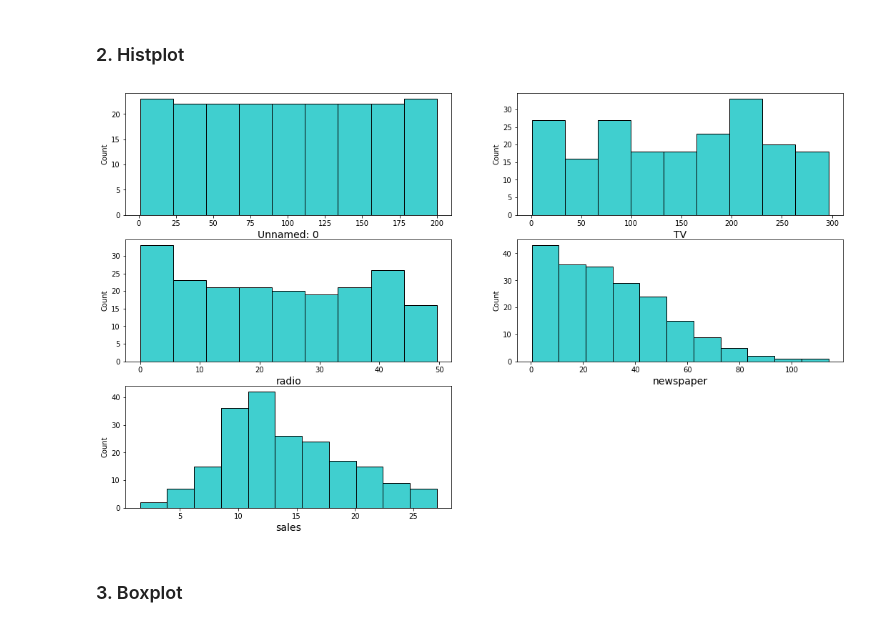
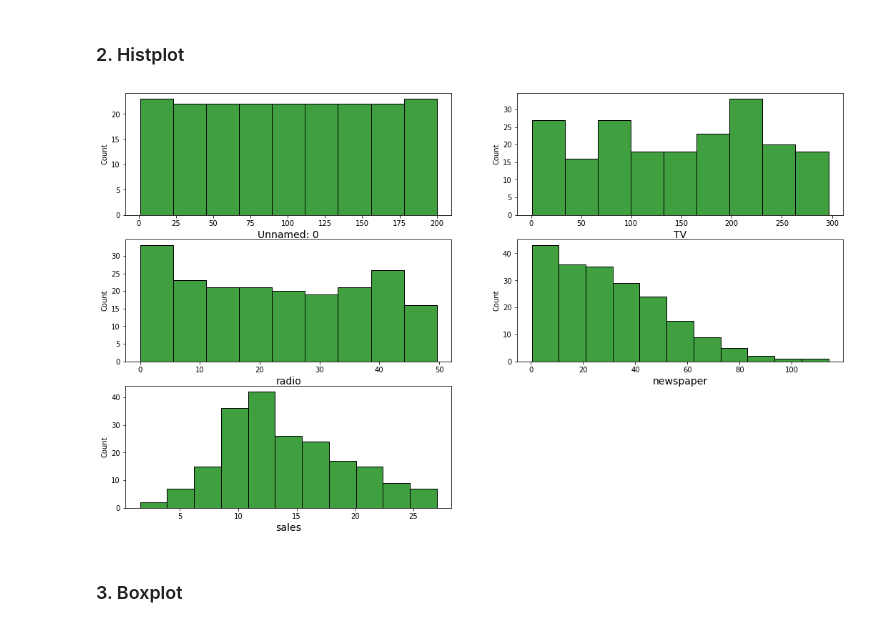
Before and after one commit to jessicapatel72/Practice-Projects, a Jupyter notebook: Practice Project 6 - Advertising Sales Channel Prediction.ipynb, the cells around one changed output. Drawn from its saved outputs; the diff is of its cells as text; code cells hidden in the pictures.

```diff
--- a/Practice Project 6 - Advertising Sales Channel Prediction.ipynb
+++ b/Practice Project 6 - Advertising Sales Channel Prediction.ipynb
@@ -140,19 +140,19 @@ As shown in distplot newspaper input variable is having skewness in it, other Da
 # %%
 #Relationship Visualizing
 
 plt.figure(figsize = (18,22), facecolor = 'white')
 plotnumber = 1
 
 for column in df:
     if plotnumber <= 6: # as we see there are five columns in the data
         ax = plt.subplot(6,2,plotnumber)
-        sns.histplot(df[column], color = 'c')
+        sns.histplot(df[column], color = 'g')
         plt.xlabel(column,fontsize=14)
 
     plotnumber += 1
 plt.show()
 # %% [output]
-[figure, old version]
+[figure, new version]
 # %% [markdown]
 ### 3. Boxplot
 # %%
```
Also changed, not shown: parts of 20 cells of this notebook.
